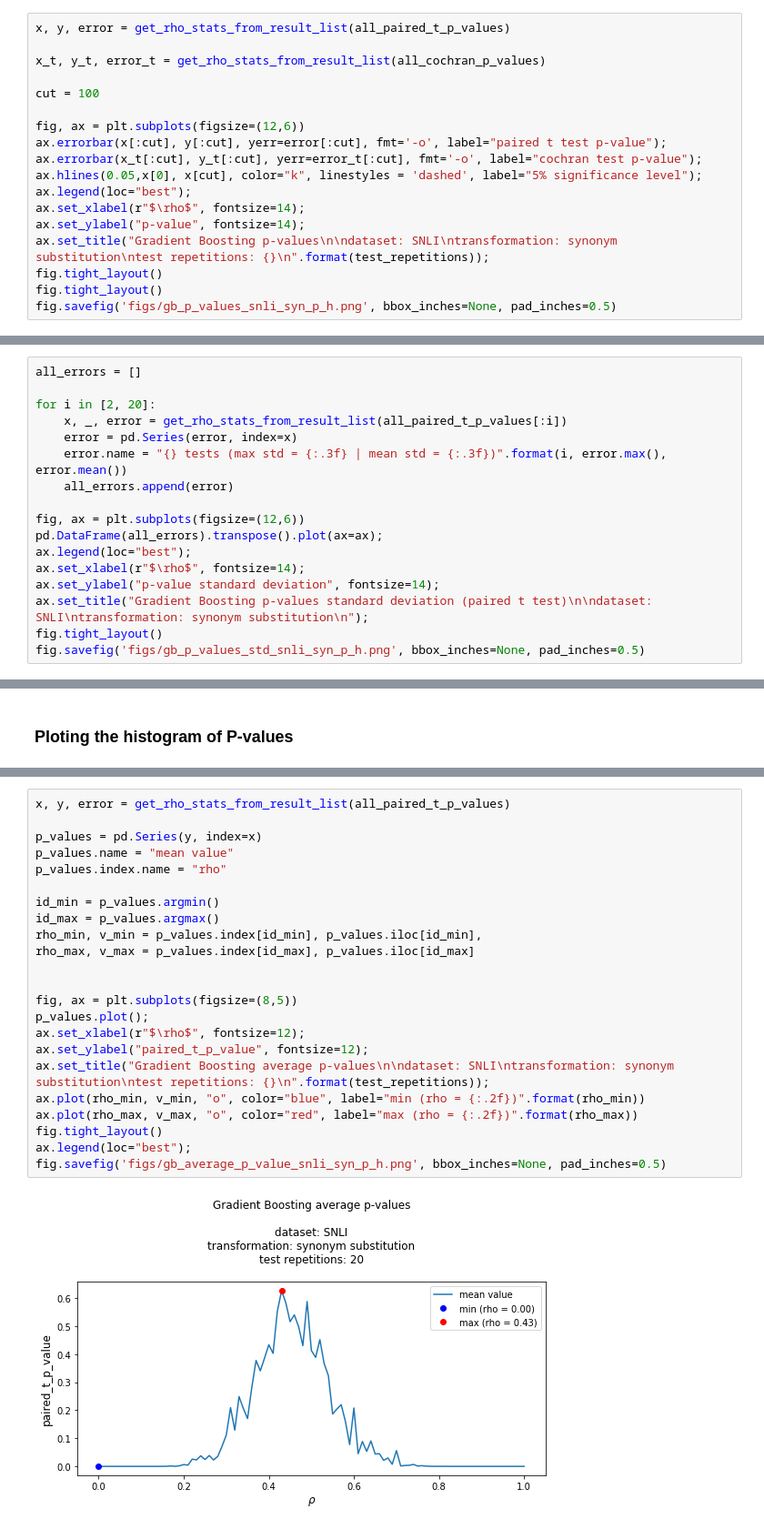
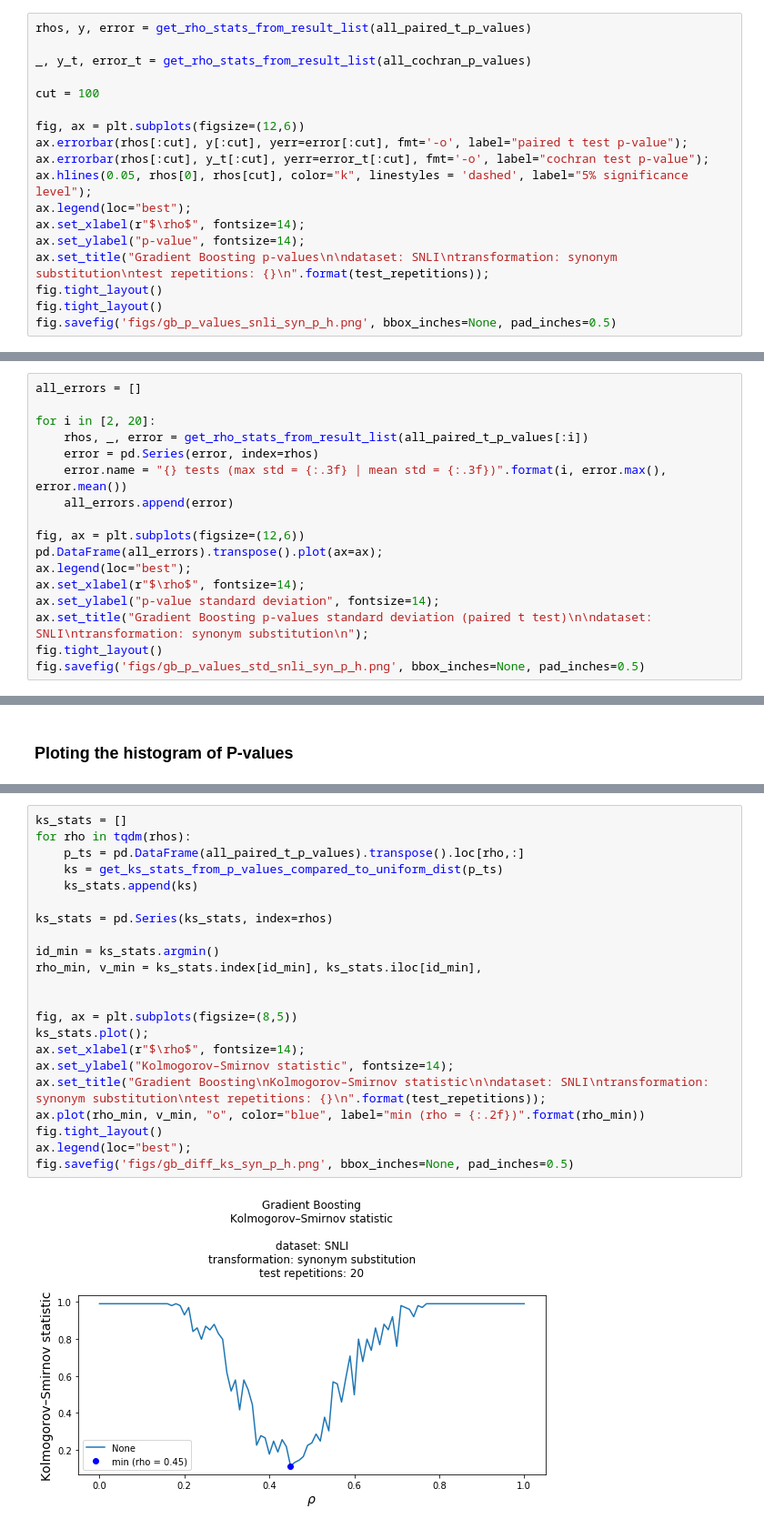
Before and after one commit to lukewanless/looking-for-equivalences, a Jupyter notebook: src/check_results_xgb_p_and_h.ipynb, the cells around one changed output, grey strips where cells are left out. Shown at 91% size. Drawn from its saved outputs; the diff is of its cells as text.

```diff
--- a/src/check_results_xgb_p_and_h.ipynb
+++ b/src/check_results_xgb_p_and_h.ipynb
@@ -88,16 +90,16 @@ fig.savefig('figs/gb_diff_snli_syn_p_h.png', bbox_inches=None, pad_inches=0.5)
 # %% [markdown]
 ## P-values
 # %%
-x, y, error = get_rho_stats_from_result_list(all_paired_t_p_values)
+rhos, y, error = get_rho_stats_from_result_list(all_paired_t_p_values)
 
-x_t, y_t, error_t = get_rho_stats_from_result_list(all_cochran_p_values)
+_, y_t, error_t = get_rho_stats_from_result_list(all_cochran_p_values)
 
 cut = 100
 
 fig, ax = plt.subplots(figsize=(12,6))
-ax.errorbar(x[:cut], y[:cut], yerr=error[:cut], fmt='-o', label="paired t test p-value");
-ax.errorbar(x_t[:cut], y_t[:cut], yerr=error_t[:cut], fmt='-o', label="cochran test p-value");
-ax.hlines(0.05,x[0], x[cut], color="k", linestyles = 'dashed', label="5% significance level");
+ax.errorbar(rhos[:cut], y[:cut], yerr=error[:cut], fmt='-o', label="paired t test p-value");
+ax.errorbar(rhos[:cut], y_t[:cut], yerr=error_t[:cut], fmt='-o', label="cochran test p-value");
+ax.hlines(0.05, rhos[0], rhos[cut], color="k", linestyles = 'dashed', label="5% significance level");
 ax.legend(loc="best");
 ax.set_xlabel(r"$\rho$", fontsize=14);
 ax.set_ylabel("p-value", fontsize=14);
@@ -131,8 +133,8 @@ fig.savefig('figs/gb_p_values_snli_syn_p_h_zoom.png', bbox_inches=None, pad_inch
 all_errors = []
 
 for i in [2, 20]:
-    x, _, error = get_rho_stats_from_result_list(all_paired_t_p_values[:i])
-    error = pd.Series(error, index=x)
+    rhos, _, error = get_rho_stats_from_result_list(all_paired_t_p_values[:i])
+    error = pd.Series(error, index=rhos)
     error.name = "{} tests (max std = {:.3f} | mean std = {:.3f})".format(i, error.max(), error.mean())
     all_errors.append(error)
 
@@ -165,25 +167,24 @@ for rho in [0.25, 0.50, 0.75]:
 # %%
-x, y, error = get_rho_stats_from_result_list(all_paired_t_p_values)
+ks_stats = []
+for rho in tqdm(rhos):
+    p_ts = pd.DataFrame(all_paired_t_p_values).transpose().loc[rho,:]
+    ks = get_ks_stats_from_p_values_compared_to_uniform_dist(p_ts)
+    ks_stats.append(ks)
 
-p_values = pd.Series(y, index=x)
-p_values.name = "mean value"
-p_values.index.name = "rho"
+ks_stats = pd.Series(ks_stats, index=rhos)
 
-id_min = p_values.argmin()
-id_max = p_values.argmax()
-rho_min, v_min = p_values.index[id_min], p_values.iloc[id_min],
-rho_max, v_max = p_values.index[id_max], p_values.iloc[id_max]
+id_min = ks_stats.argmin()
+rho_min, v_min = ks_stats.index[id_min], ks_stats.iloc[id_min],
 
 
 fig, ax = plt.subplots(figsize=(8,5))
-p_values.plot();
-ax.set_xlabel(r"$\rho$", fontsize=12);
-ax.set_ylabel("paired_t_p_value", fontsize=12);
-ax.set_title("Gradient Boosting average p-values\n\ndataset: SNLI\ntransformation: synonym substitution\ntest repetitions: {}\n".format(test_repetitions));
+ks_stats.plot();
+ax.set_xlabel(r"$\rho$", fontsize=14);
+ax.set_ylabel("Kolmogorov–Smirnov statistic", fontsize=14);
+ax.set_title("Gradient Boosting\nKolmogorov–Smirnov statistic\n\ndataset: SNLI\ntransformation: synonym substitution\ntest repetitions: {}\n".format(test_repetitions));
 ax.plot(rho_min, v_min, "o", color="blue", label="min (rho = {:.2f})".format(rho_min))
-ax.plot(rho_max, v_max, "o", color="red", label="max (rho = {:.2f})".format(rho_max))
 fig.tight_layout()
 ax.legend(loc="best");
-fig.savefig('figs/gb_average_p_value_snli_syn_p_h.png', bbox_inches=None, pad_inches=0.5)
+fig.savefig('figs/gb_diff_ks_syn_p_h.png', bbox_inches=None, pad_inches=0.5)
 # %% [output]
-[figure, old version]
+[figure, new version]
```
Also changed, not shown: parts of 8 cells of this notebook, 3 other files.
